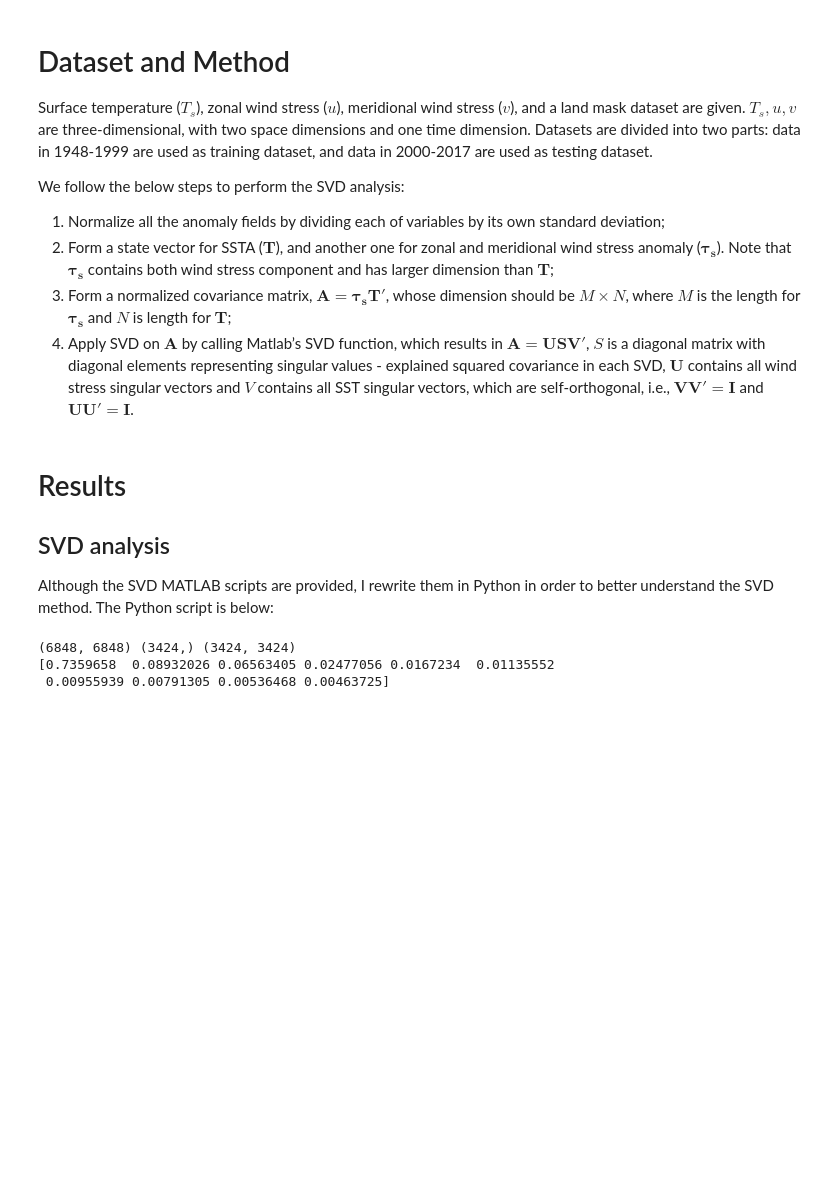
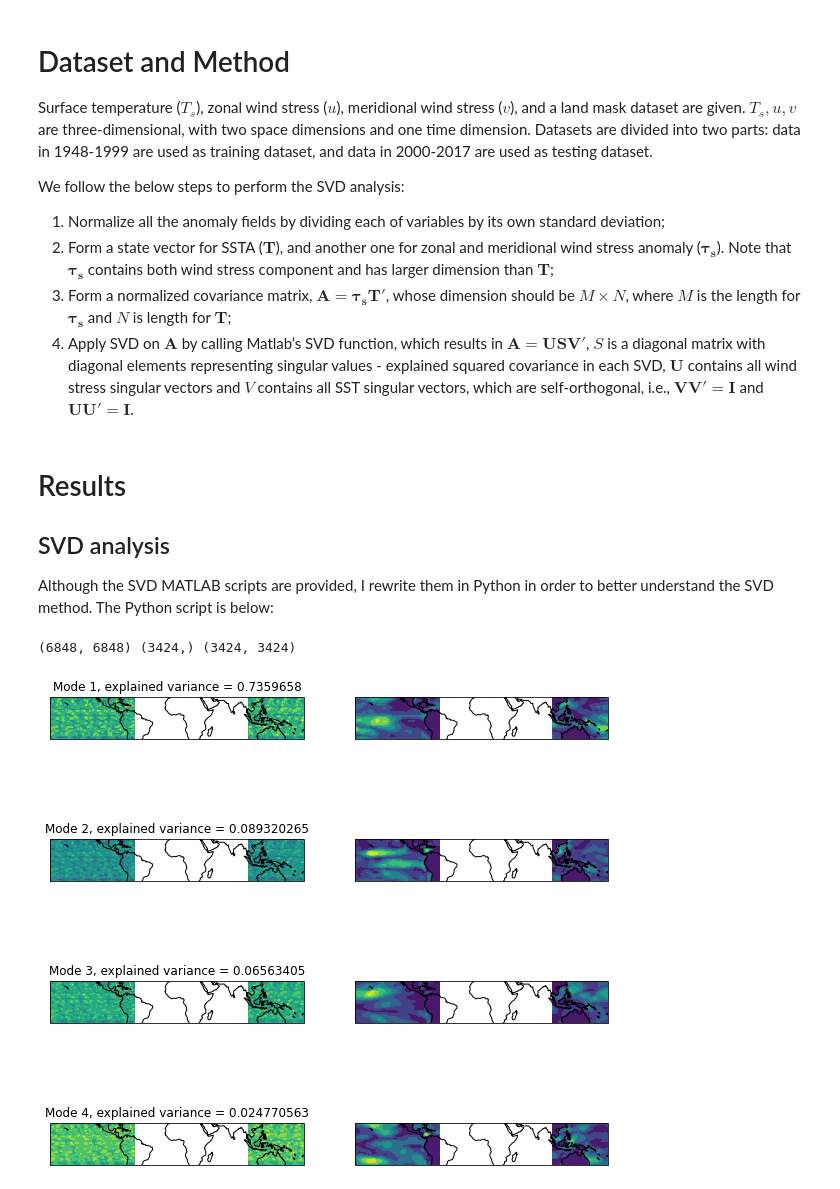
Before and after one commit to jinjunliu/atmo-651, a Jupyter notebook: Midterm/Midterm.ipynb, the cells around one changed output. Drawn from its saved outputs; the diff is of its cells as text; code cells hidden in the pictures; blank space fills up the shorter version.

```diff
--- a/Midterm/Midterm.ipynb
+++ b/Midterm/Midterm.ipynb
@@ -48,6 +48,7 @@ taux = taux.sel(time=slice("1948", "1999"), lon=slice(lon_min, lon_max))
 tauy = tauy.sel(time=slice("1948", "1999"), lon=slice(lon_min, lon_max))
 sst = sst.sel(time=slice("1948", "1999"), lon=slice(lon_min, lon_max))
 grid = grid.sel(lon=slice(lon_min, lon_max))
+lat, lon = taux.lat.values, taux.lon.values
 # get the data as numpy arrays
 taux, tauy, sst, grid = taux.values, tauy.values, sst.values, grid.values
 grid = grid[0,:,:]
@@ -90,15 +91,40 @@ U, S, V = la.svd(A, full_matrices=True)
 print(U.shape, S.shape, V.shape)
 n_modes = 10
 # get the explained variance
-var = S**2
-var /= var.sum()
+var = (S**2) / (S**2).sum()
 # get the first n_modes modes
-U = U[:, :n_modes]
-S = S[:n_modes]
-V = V[:n_modes, :]
-var = var[:n_modes]
+tau_modes = U[:, :n_modes]
+sst_modes = V[:n_modes, :]
+var_modes = var[:n_modes]
 # get the spatial patterns
+tau_modes = tau_modes.reshape(2*ny, nx, n_modes)
+taux_modes = tau_modes[:ny, :, :]
+tauy_modes = tau_modes[ny:, :, :]
+sst_modes = sst_modes.reshape(ny, nx, n_modes)
 # %% [output]
 (6848, 6848) (3424,) (3424, 3424)
-[0.7359658  0.08932026 0.06563405 0.02477056 0.0167234  0.01135552
- 0.00955939 0.00791305 0.00536468 0.00463725]
+# %%
+# plot the spatial patterns
+import matplotlib.pyplot as plt
+import cartopy.crs as ccrs
+import cartopy.feature as cfeature
+
+plot_modes = 4
+
+fig, axes = plt.subplots(plot_modes, 2, figsize=(10, 10), subplot_kw={'projection': ccrs.PlateCarree()})
+for i in range(plot_modes):
+    ax = axes[i, 0]
+    # only plot lat_min to lat_max, lon_min to lon_max
+    ax.set_extent([lon_min, lon_max, lat_min, lat_max], crs=ccrs.PlateCarree())
+    ax.set_title("Mode " + str(i+1) + ", explained variance = " + str(var_modes[i]))
+    ax.contourf(lon, lat, sst_modes[:,:,i], transform=ccrs.PlateCarree())
+    ax.coastlines()
+    ax = axes[i, 1]
+    # only plot lat_min to lat_max, lon_min to lon_max
+    ax.set_extent([lon_min, lon_max, lat_min, lat_max], crs=ccrs.PlateCarree())
+    tau_mag = np.sqrt(taux_modes[:,:,i]**2 + tauy_modes[:,:,i]**2)
+    ax.contourf(lon, lat, tau_mag, transform=ccrs.PlateCarree())
+    ax.coastlines()
+plt.show()
+# %% [output]
+[figure, added]
```
